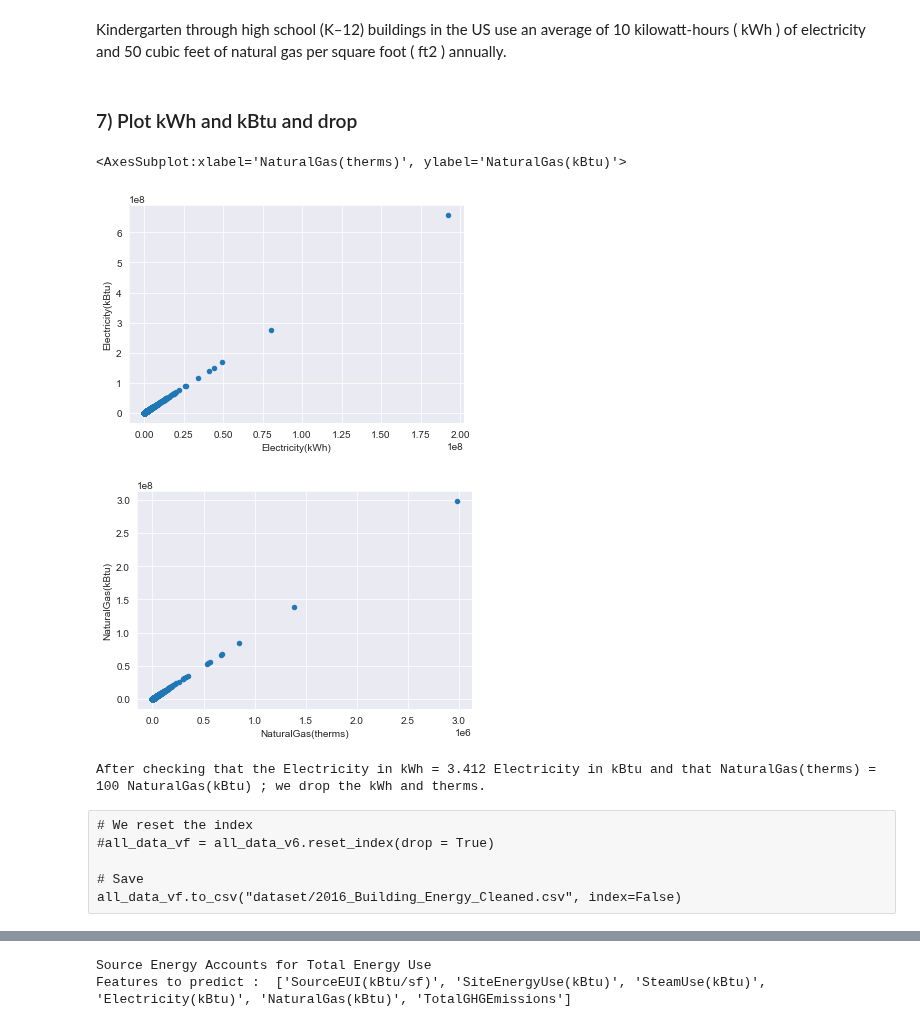
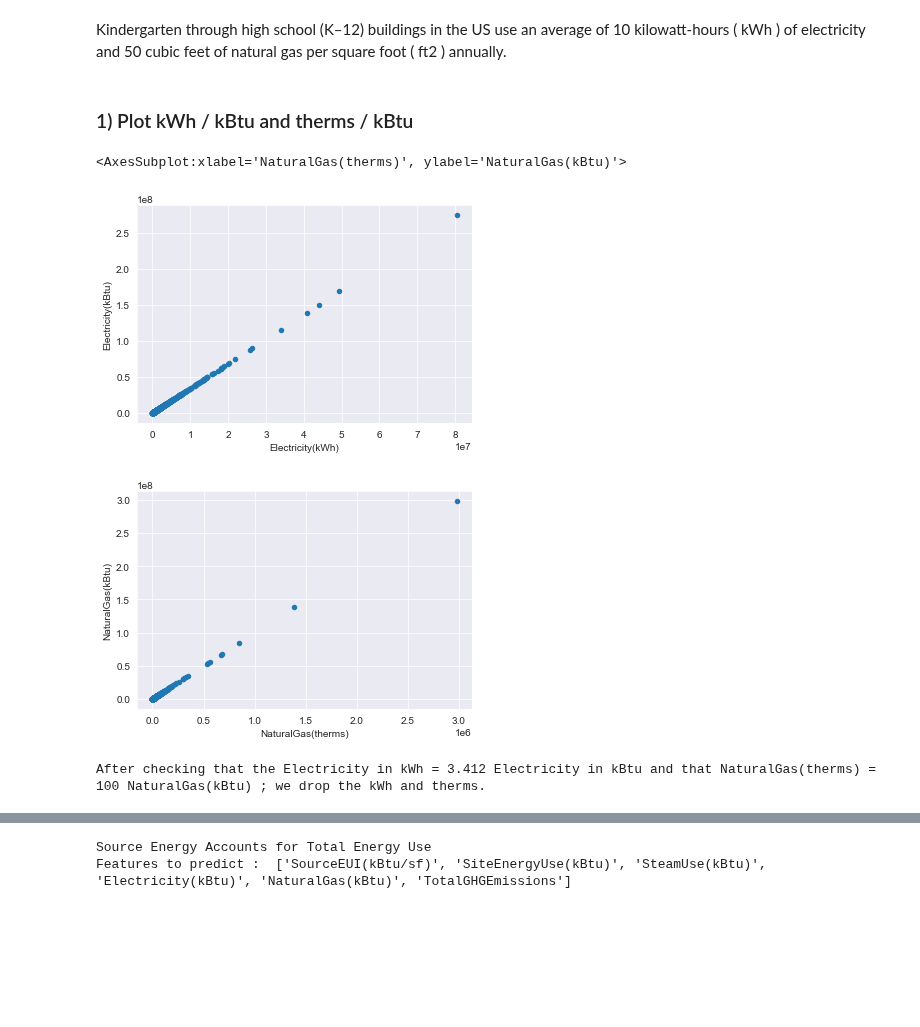
Before and after one commit to oumeima-elgharbi/P4_Data_Science_OpenClassrooms, a Jupyter notebook: P4_01_preprocess.ipynb, the cells around one changed output, grey strips where cells are left out. Cells and saved outputs as stored; diff of their text form; code cells hidden in the pictures; blank space fills up the shorter version.

```diff
--- a/P4_01_preprocess.ipynb
+++ b/P4_01_preprocess.ipynb
@@ -697,4 +736,4 @@ all_data_vf.to_csv("dataset/2016_Building_Energy_Cleaned.csv", index=False)
 # %% [markdown]
 # PART 2 : Exploration of the dataset
 # %%
-#dataset = pd.read_csv("dataset/2016_Building_Energy_Cleaned.csv")
+dataset = pd.read_csv("dataset/2016_Building_Energy_Cleaned.csv")
@@ -701,17 +756,17 @@ all_data_vf.to_csv("dataset/2016_Building_Energy_Cleaned.csv", index=False)
 # %% [markdown]
 Kindergarten through high school (K–12) buildings in the US use an average of 10 kilowatt-hours ( kWh ) of electricity and 50 cubic feet of natural gas per square foot ( ft2 ) annually.
 # %% [markdown]
-### 7) Plot kWh and kBtu and drop
+### 1) Plot kWh / kBtu and therms / kBtu
 # %%
-data = all_data_v5
+data = dataset.copy()
 #data.plot.scatter("Electricity(kWh)", "Electricity(kBtu)", c="CouncilDistrictCode", colormap='viridis')
 #data.plot.scatter("NaturalGas(therms)", "NaturalGas(kBtu)", c="CouncilDistrictCode", colormap='viridis')
 
 data.plot.scatter("Electricity(kWh)", "Electricity(kBtu)")
 data.plot.scatter("NaturalGas(therms)", "NaturalGas(kBtu)")
 # %% [output]
 <AxesSubplot:xlabel='NaturalGas(therms)', ylabel='NaturalGas(kBtu)'>
-[figure, old version]
+[figure, new version]
 [figure]
 # %%
 print("After checking that the Electricity in kWh = 3.412 Electricity in kBtu and that NaturalGas(therms) = 100 NaturalGas(kBtu) ; we drop the kWh and therms.")
@@ -719,8 +774,2 @@ all_data_v7 = all_data_v5.drop(columns=["Electricity(kWh)", "NaturalGas(therms)"
 # %% [output]
 After checking that the Electricity in kWh = 3.412 Electricity in kBtu and that NaturalGas(therms) = 100 NaturalGas(kBtu) ; we drop the kWh and therms.
-# %% [raw]
-# We reset the index
-#all_data_vf = all_data_v6.reset_index(drop = True)
-
-# Save
-all_data_vf.to_csv("dataset/2016_Building_Energy_Cleaned.csv", index=False)
```
Also changed, not shown: parts of 36 cells of this notebook, 2 other files.
